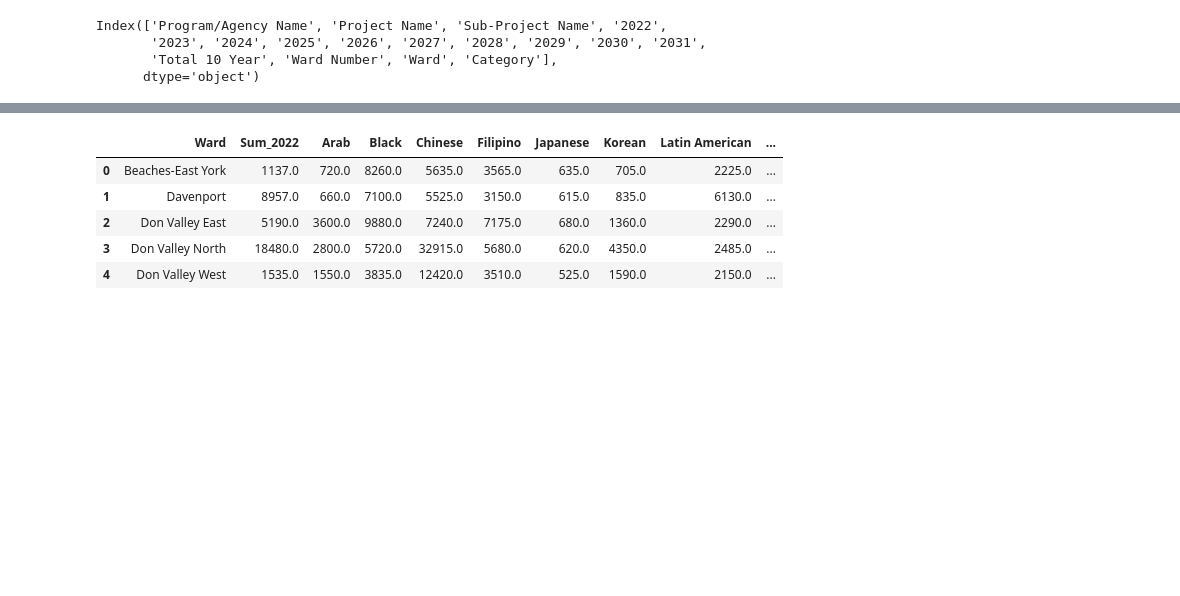
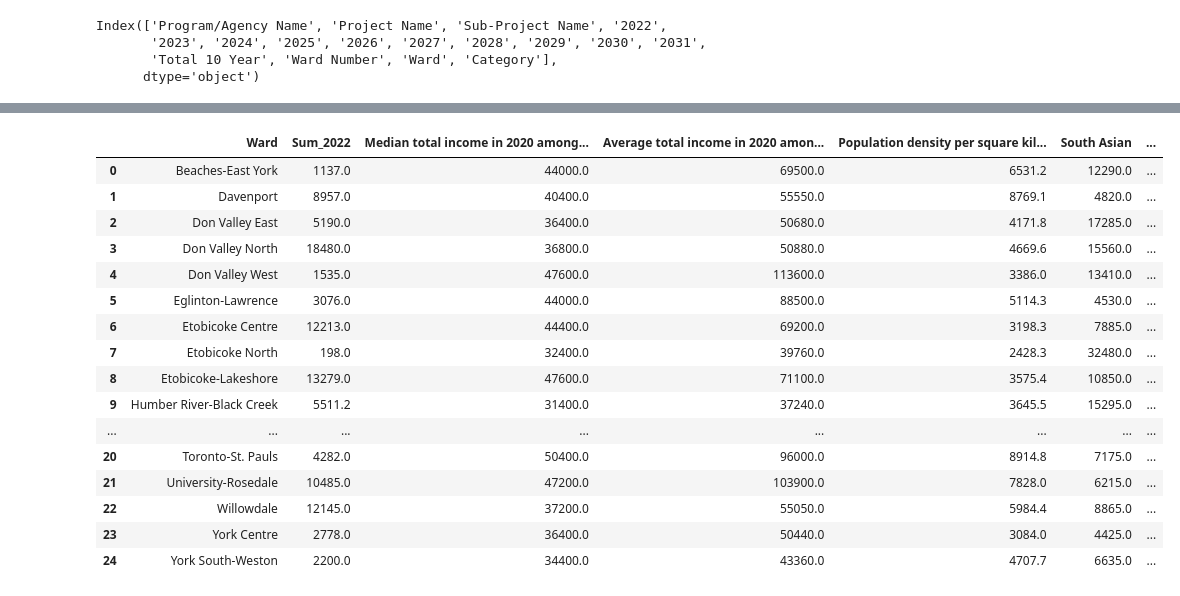
Before and after one commit to aayushgambhir2023/DA-Project-1, a Jupyter notebook: Demographic_Relationship_2021.ipynb, the cells around one changed output, grey strips where cells are left out. Cells and saved outputs as stored; diff of their text form; code cells hidden in the pictures; blank space fills up the shorter version.

```diff
--- a/Demographic_Relationship_2021.ipynb
+++ b/Demographic_Relationship_2021.ipynb
@@ -26,6 +31,9 @@ Index(['Program/Agency Name', 'Project Name', 'Sub-Project Name', '2022',
 # %%
 #find and put unique ward names into list for future looping for profile data
 ward_list = list(capital_budget_df["Ward"].unique())
-ward_list.remove("City Wide")  #removing citywide from ward_list as it does not concern profile data
+#removing citywide from ward_list as it does not concern profile data
+ward_list.remove("City Wide")
+#removing extra spaces
+ward_list = [ward.strip() for ward in ward_list]
 print(ward_list)
 # %% [output]
@@ -34,7 +42,9 @@ print(ward_list)
 #add up 2022 sum
 sum_2022_by_ward = capital_budget_df.groupby("Ward")["2022"].sum().reset_index()
 #new dataframe with clean summed values
-clean_budget_df = pd.DataFrame({'Ward': sum_2022_by_ward['Ward'], 'Sum_2022': sum_2022_by_ward['2022']})
+clean_budget_df = pd.DataFrame({"Ward": sum_2022_by_ward["Ward"], "Sum_2022": sum_2022_by_ward["2022"]})
+# Remove leading and trailing spaces from the "Ward" column in clean_budget_df
+clean_budget_df["Ward"] = clean_budget_df["Ward"].str.strip()
 print("Updated Unique Ward Names:", ward_list)
 print("\nClean Budget DataFrame:")
 print(clean_budget_df)
@@ -88,3 +91,17 @@ minority_data_row = ["    South Asian",
                     "    Multiple visible minorities",
                     "  Not a visible minority"
                     ]
+# %%
+#add wards with slightly different names:ADDED
+missing_wards = {"Scarborough North",
+                "Toronto-St. Paul's"}
+
+#ward_list.extend(missing_wards)
+ward_mapping = {
+    'Scarborough-North': 'Scarborough North',
+    "Toronto-St. Pauls": "Toronto-St. Paul's"
+}
+
+ward_list = [ward_mapping.get(ward, ward) for ward in ward_list]
+
+print(ward_list)
@@ -92,8 +111,10 @@ minority_data_row = ["    South Asian",
 #Filter rows based on "GEO_NAME" and clean the names
 filtered_profile_df = ward_profile_df[ward_profile_df["GEO_NAME"].str.replace('--', '-') .isin(ward_list)]
 
+
 #Filter rows based on "CHARACTERISTIC_NAME"
-filtered_profile_df = filtered_profile_df[filtered_profile_df["CHARACTERISTIC_NAME"].isin(income_data_row + minority_data_row)]
+filtered_profile_df = filtered_profile_df[filtered_profile_df["CHARACTERISTIC_NAME"].isin(income_data_row + minority_data_row + population_density)]
+
 
 #Create a new DataFrame with specific columns
 clean_profile_df = filtered_profile_df[["GEO_NAME", "CHARACTERISTIC_NAME", "C1_COUNT_TOTAL"]]
@@ -104,7 +125,14 @@ clean_profile_df = clean_profile_df.pivot(index="GEO_NAME", columns="CHARACTERIS
 
 clean_profile_df["GEO_NAME"] = clean_profile_df["GEO_NAME"].str.replace('--', '-')
 
-clean_profile_df.head()
+#change back the names of missing wards to match with budget ward names
+reverse_ward_mapping = {
+    'Scarborough North': 'Scarborough-North',
+    "Toronto-St. Paul's": "Toronto-St. Pauls"
+}
+clean_profile_df["GEO_NAME"] = clean_profile_df["GEO_NAME"].replace(reverse_ward_mapping)
 
-#**NEED TO FIX HERE, income_data_row items are not here?
+
+
+clean_profile_df
 # %% [output]
@@ -117,14 +156,28 @@ clean_profile_df.head()
 # %%
 #merge the two dataframes
 merged_df = pd.merge(clean_budget_df, clean_profile_df, left_on="Ward", right_on="GEO_NAME", how="inner")
 #drop GEO_NAME
 merged_df = merged_df.drop("GEO_NAME", axis=1)
+#cleaning merged df for better visual
+column_order = income_data_row + population_density + minority_data_row
+merged_df = merged_df[["Ward", "Sum_2022"]+ column_order]
 
-merged_df.head()
+merged_df
 # %% [output]
-|  | Ward | Sum_2022 | Arab | Black | Chinese | Filipino | Japanese | Korean | Latin American | ... |
-| 0 | Beaches-East York | 1137.0 | 720.0 | 8260.0 | 5635.0 | 3565.0 | 635.0 | 705.0 | 2225.0 | ... |
-| 1 | Davenport | 8957.0 | 660.0 | 7100.0 | 5525.0 | 3150.0 | 615.0 | 835.0 | 6130.0 | ... |
-| 2 | Don Valley East | 5190.0 | 3600.0 | 9880.0 | 7240.0 | 7175.0 | 680.0 | 1360.0 | 2290.0 | ... |
-| 3 | Don Valley North | 18480.0 | 2800.0 | 5720.0 | 32915.0 | 5680.0 | 620.0 | 4350.0 | 2485.0 | ... |
-| 4 | Don Valley West | 1535.0 | 1550.0 | 3835.0 | 12420.0 | 3510.0 | 525.0 | 1590.0 | 2150.0 | ... |
+|  | Ward | Sum_2022 | Median total income in 2020 among... | Average total income in 2020 amon... | Population density per square kil... | South Asian | ... |
+| 0 | Beaches-East York | 1137.0 | 44000.0 | 69500.0 | 6531.2 | 12290.0 | ... |
+| 1 | Davenport | 8957.0 | 40400.0 | 55550.0 | 8769.1 | 4820.0 | ... |
+| 2 | Don Valley East | 5190.0 | 36400.0 | 50680.0 | 4171.8 | 17285.0 | ... |
+| 3 | Don Valley North | 18480.0 | 36800.0 | 50880.0 | 4669.6 | 15560.0 | ... |
+| 4 | Don Valley West | 1535.0 | 47600.0 | 113600.0 | 3386.0 | 13410.0 | ... |
+| 5 | Eglinton-Lawrence | 3076.0 | 44000.0 | 88500.0 | 5114.3 | 4530.0 | ... |
+| 6 | Etobicoke Centre | 12213.0 | 44400.0 | 69200.0 | 3198.3 | 7885.0 | ... |
+| 7 | Etobicoke North | 198.0 | 32400.0 | 39760.0 | 2428.3 | 32480.0 | ... |
+| 8 | Etobicoke-Lakeshore | 13279.0 | 47600.0 | 71100.0 | 3575.4 | 10850.0 | ... |
+| 9 | Humber River-Black Creek | 5511.2 | 31400.0 | 37240.0 | 3645.5 | 15295.0 | ... |
+| ... | ... | ... | ... | ... | ... | ... | ... |
+| 20 | Toronto-St. Pauls | 4282.0 | 50400.0 | 96000.0 | 8914.8 | 7175.0 | ... |
+| 21 | University-Rosedale | 10485.0 | 47200.0 | 103900.0 | 7828.0 | 6215.0 | ... |
+| 22 | Willowdale | 12145.0 | 37200.0 | 55050.0 | 5984.4 | 8865.0 | ... |
+| 23 | York Centre | 2778.0 | 36400.0 | 50440.0 | 3084.0 | 4425.0 | ... |
+| 24 | York South-Weston | 2200.0 | 34400.0 | 43360.0 | 4707.7 | 6635.0 | ... |
```
Also changed, not shown: parts of 16 cells of this notebook, 5 other files.
